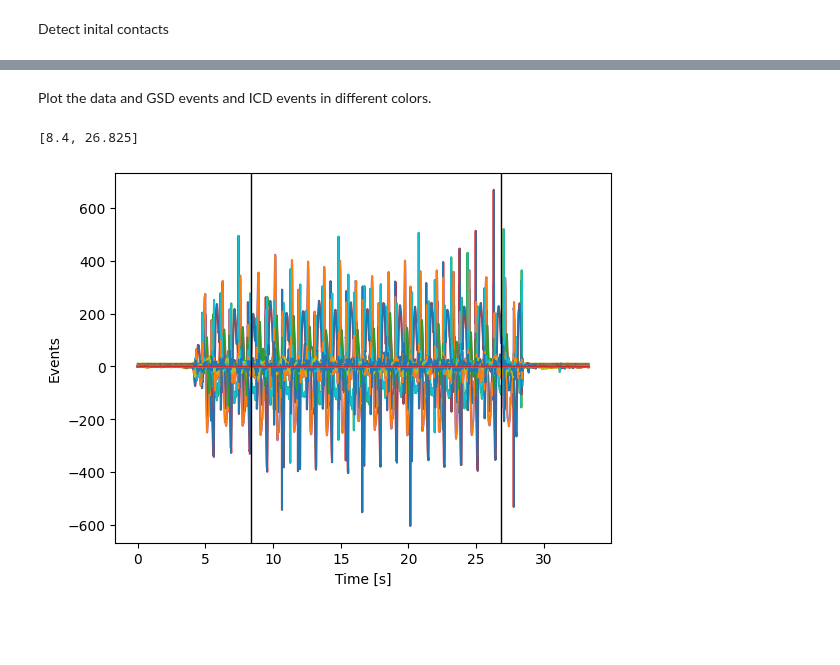
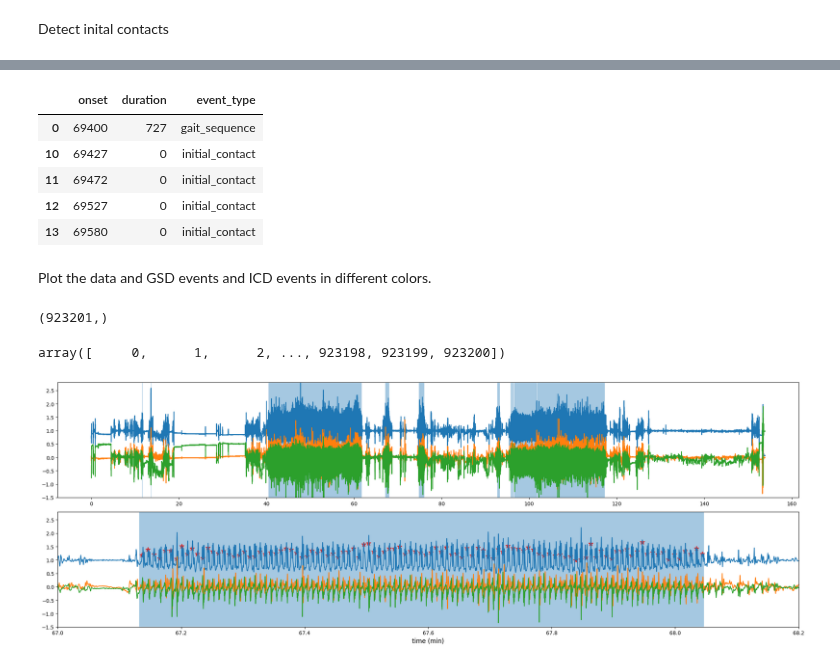
Before and after one commit to neurogeriatricskiel/KielMAT, a Jupyter notebook: examples/events_in_dataclass.ipynb, the cells around one changed output, grey strips where cells are left out. Drawn from its saved outputs; the diff is of its cells as text; code cells hidden in the pictures; blank space fills up the shorter version.

Commit message:
Propose to use dict or dataframe for storing events

```diff
--- a/examples/events_in_dataclass.ipynb
+++ b/examples/events_in_dataclass.ipynb
@@ -97,0 +156,9 @@ data.events.add_events(name=event_nms, onset=event_onsets, duration=event_durati
+# %%
+# Add the initial contacts to the existing events
+for gs in initial_contacts:
+    my_events["onset"] += [int(ic * fs) for ic in gs["IC"]]
+    my_events["duration"] += [0 for ic in gs["IC"]]
+    my_events["event_type"] += ["initial_contact" for ic in gs["IC"]]
+
+my_events_df = pd.DataFrame(my_events)
+my_events_df
@@ -98,15 +179,40 @@ data.events.add_events(name=event_nms, onset=event_onsets, duration=event_durati
+# %%
+my_events_df.sort_values(by="onset", axis=0, ascending=True, inplace=True)
+my_events_df.head()
+# %% [output]
+|  | onset | duration | event_type |
+| 0 | 69400 | 727 | gait_sequence |
+| 10 | 69427 | 0 | initial_contact |
+| 11 | 69472 | 0 | initial_contact |
+| 12 | 69527 | 0 | initial_contact |
+| 13 | 69580 | 0 | initial_contact |
 # %% [markdown]
 Plot the data and GSD events and ICD events in different colors.
-# %%
-# plot the data
-fig, ax = plt.subplots(
-    1,
-    1,
-)
-ax.plot(data.times, data.data)
-
-# plot the events (Start and end) in red, all events containing ic in grey
-data.plot_events(event_types_oi=["Start", "End"])
-# %% [output]
-[8.4, 26.825]
-[figure, removed]
+# %%
+binary_vector = np.zeros((acc_data_lower_back.shape[0],))
+print(f"{binary_vector.shape}")
+# %% [output]
+(923201,)
+# %%
+for _, gs in my_events_df[(my_events_df["event_type"]=="gait_sequence")].iterrows():
+    binary_vector[gs["onset"]:gs["onset"]+gs["duration"]] = 1
+# %%
+np.arange(len(acc_data_lower_back))
+# %% [output]
+array([     0,      1,      2, ..., 923198, 923199, 923200])
+# %%
+fig, axs = plt.subplots(2, 1, sharex=False, sharey=True, figsize=(21, 7.4))
+axs[0].fill_between(np.arange(len(acc_data_lower_back))/fs/60, 0, 1, where=binary_vector, alpha=0.4, transform=axs[0].get_xaxis_transform())
+axs[0].plot(np.arange(len(acc_data_lower_back))/fs/60, acc_data_lower_back)
+axs[1].fill_between(np.arange(len(acc_data_lower_back))/fs/60, 0, 1, where=binary_vector, alpha=0.4, transform=axs[1].get_xaxis_transform())
+axs[1].plot(np.arange(len(acc_data_lower_back))/fs/60, acc_data_lower_back)
+axs[1].scatter(my_events_df[(my_events_df["event_type"]=="initial_contact")]["onset"].to_numpy()/fs/60,
+               acc_data_lower_back[my_events_df[(my_events_df["event_type"]=="initial_contact")]["onset"].to_numpy(),0],
+               marker="*", color="tab:red", s=88)
+axs[1].set_xlim((67, 68.2))
+axs[1].set_ylim((-1.5, 2.8))
+axs[1].set_xlabel(f"time (min)", fontsize=12)
+plt.tight_layout()
+plt.show()
+# %% [output]
+[figure, added]
```
Also changed, not shown: parts of 18 cells of this notebook, 1 other file.
